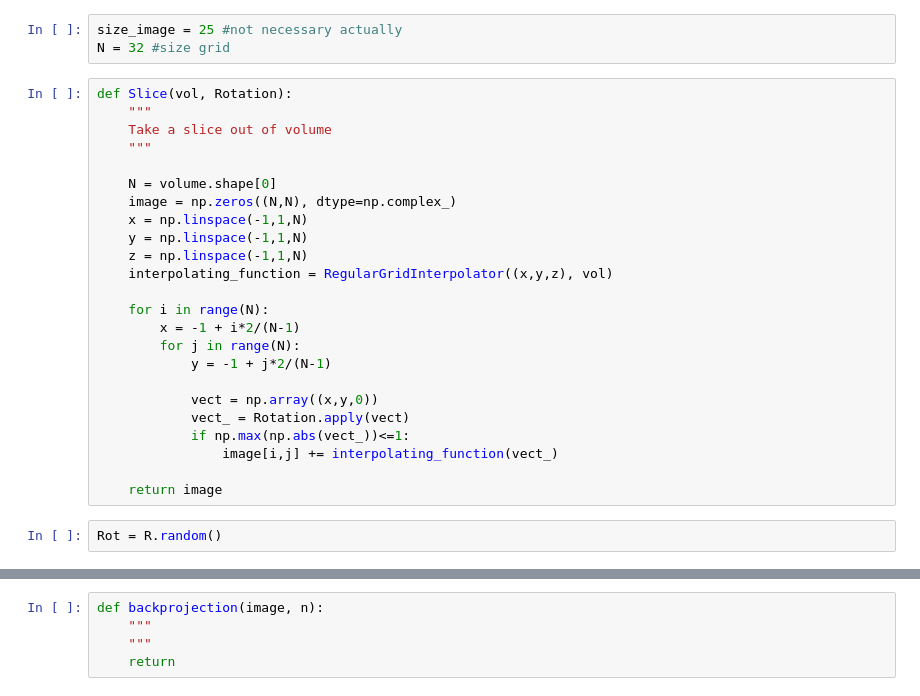
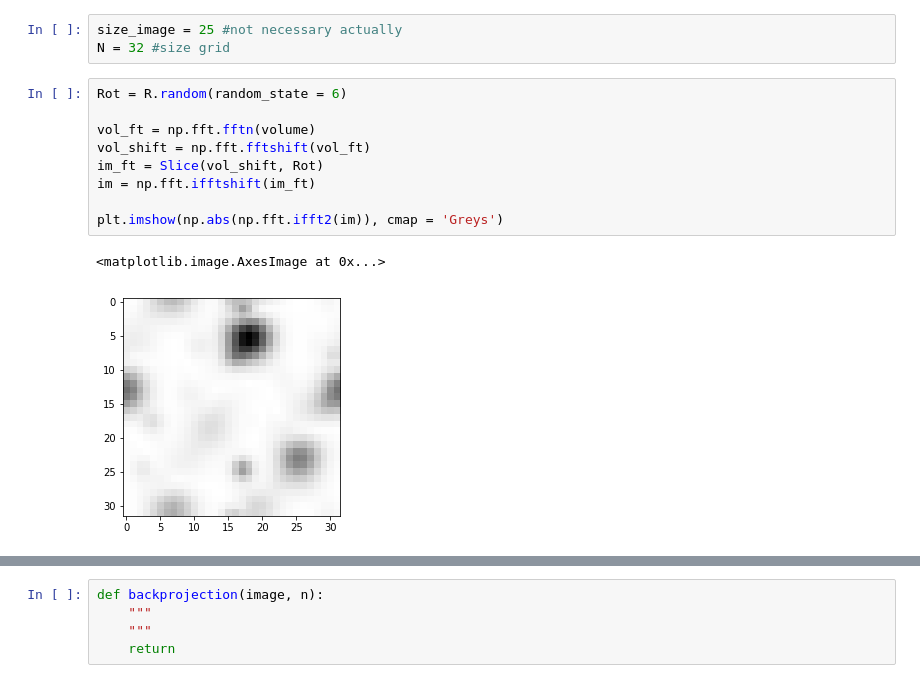
Before and after one commit to fredericpoitevin/gmm-cryoem, a Jupyter notebook: notebooks/Single particle reconstruction.ipynb, the cells around one changed output, grey strips where cells are left out. Saved outputs shown, nothing was run; the diff lists cells and outputs as text.

```diff
--- a/notebooks/Single particle reconstruction.ipynb
+++ b/notebooks/Single particle reconstruction.ipynb
@@ -25,32 +39,18 @@ def ft(obj):
 # %%
 size_image = 25 #not necessary actually
 N = 32 #size grid
-# %%
-def Slice(vol, Rotation):
-    """
-    Take a slice out of volume
-    """
-
-    N = volume.shape[0]
-    image = np.zeros((N,N), dtype=np.complex_)
-    x = np.linspace(-1,1,N)
-    y = np.linspace(-1,1,N)
-    z = np.linspace(-1,1,N)
-    interpolating_function = RegularGridInterpolator((x,y,z), vol)
-
-    for i in range(N):
-        x = -1 + i*2/(N-1)
-        for j in range(N):
-            y = -1 + j*2/(N-1)
-
-            vect = np.array((x,y,0))
-            vect_ = Rotation.apply(vect)
-            if np.max(np.abs(vect_))<=1:
-                image[i,j] += interpolating_function(vect_)
-
-    return image
-# %%
-Rot = R.random()
+# %%
+Rot = R.random(random_state = 6)
+
+vol_ft = np.fft.fftn(volume)
+vol_shift = np.fft.fftshift(vol_ft)
+im_ft = Slice(vol_shift, Rot)
+im = np.fft.ifftshift(im_ft)
+
+plt.imshow(np.abs(np.fft.ifft2(im)), cmap = 'Greys')
+# %% [output]
+<matplotlib.image.AxesImage at 0x...>
+[figure, added]
 # %%
 im_ = Slice(volume, Rot)
 
```
Also changed, not shown: parts of 9 cells of this notebook, 2 other files.
